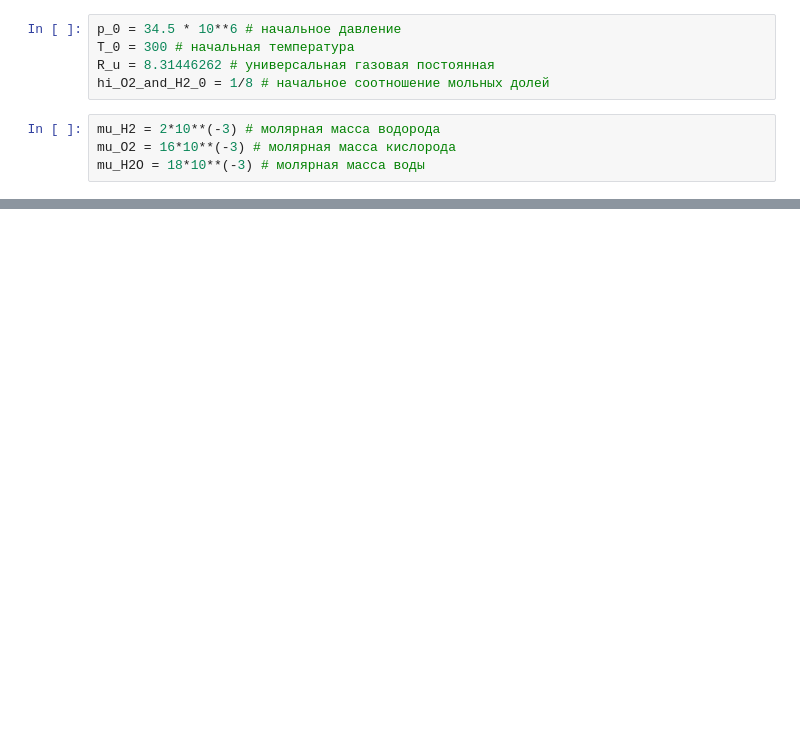
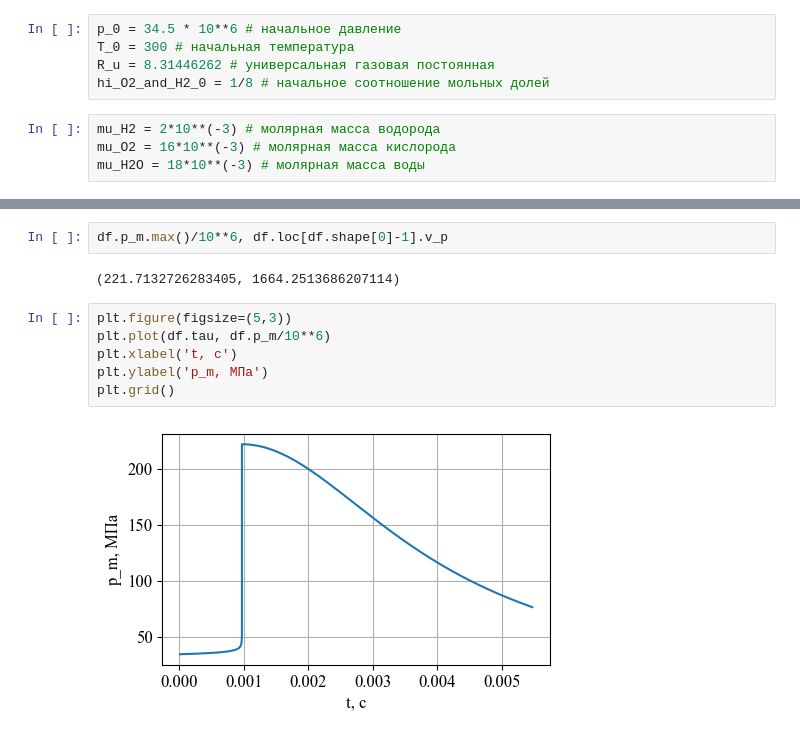
Before and after one commit to SamoilovSD/new_ballistic, a Jupyter notebook: new_ballistic_system.ipynb, the cells around one changed output, grey strips where cells are left out. Cells and saved outputs as stored; diff of their text form; blank space fills up the shorter version.

```diff
--- a/new_ballistic_system.ipynb
+++ b/new_ballistic_system.ipynb
@@ -324,0 +261,12 @@ v_p_arr[-1], max(p_m_arr/10**6)
+# %%
+df.p_m.max()/10**6, df.loc[df.shape[0]-1].v_p
+# %% [output]
+(221.7132726283405, 1664.2513686207114)
+# %%
+plt.figure(figsize=(5,3))
+plt.plot(df.tau, df.p_m/10**6)
+plt.xlabel('t, с')
+plt.ylabel('p_m, МПа')
+plt.grid()
+# %% [output]
+[figure, added]
```
Also changed, not shown: parts of 26 cells of this notebook.
